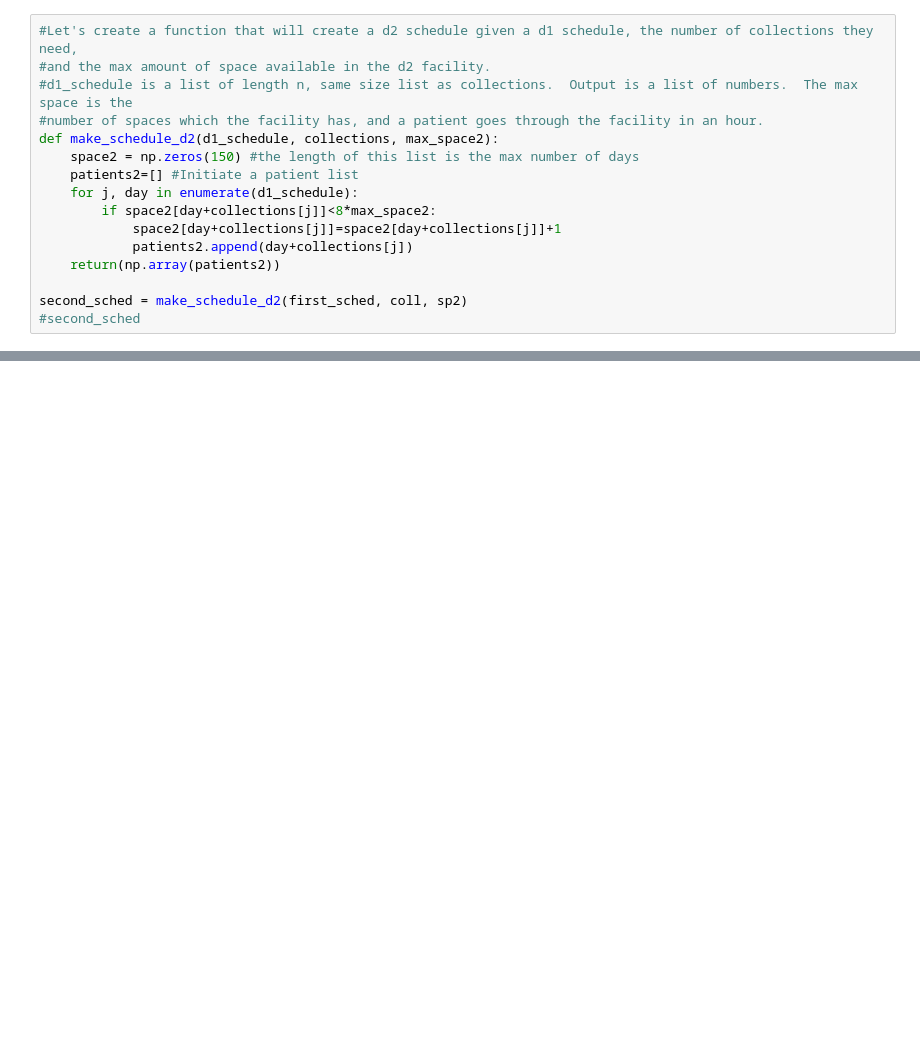
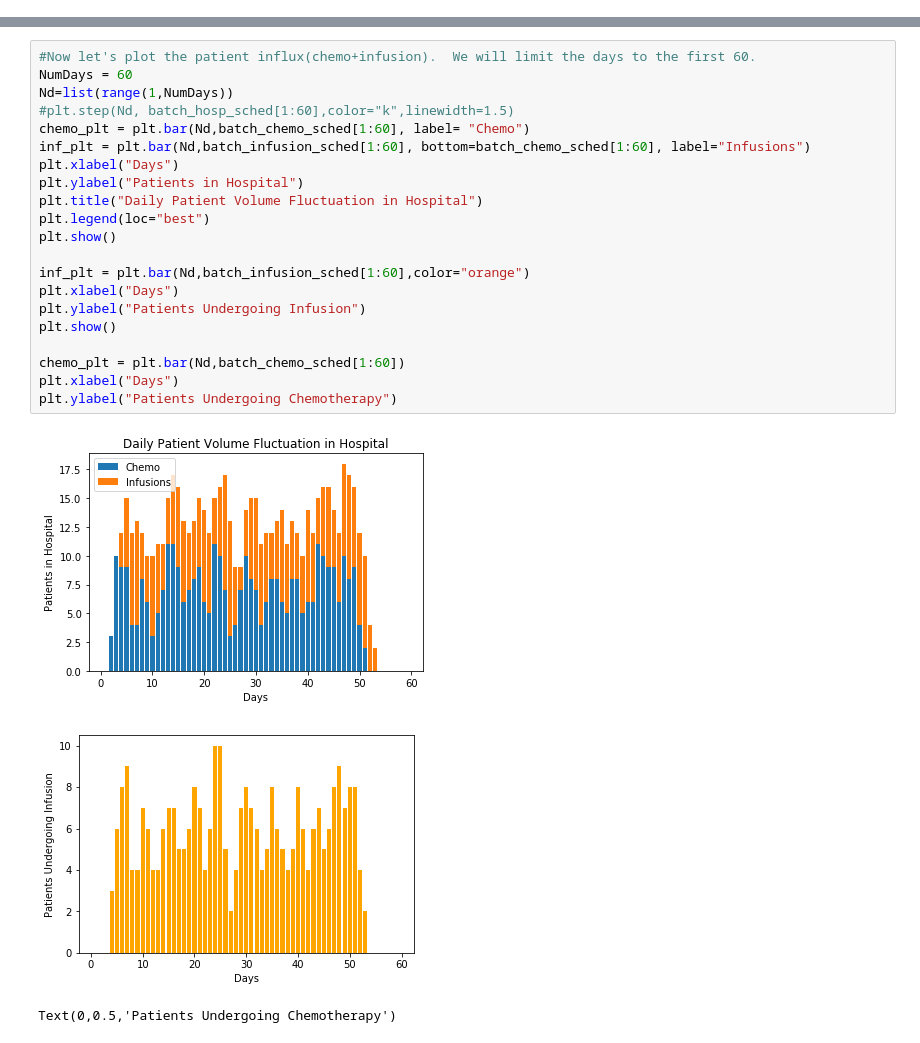
Before and after one commit to nma5214/TeamMayo, a Jupyter notebook: Greedy/Greedy_schedule_1.ipynb, the cells around one changed output, grey strips where cells are left out. Cells and saved outputs as stored; diff of their text form; blank space fills up the shorter version.

```diff
--- a/Greedy/Greedy_schedule_1.ipynb
+++ b/Greedy/Greedy_schedule_1.ipynb
@@ -73,16 +0,0 @@ array([0, 0, 0, 0, 0, 0, 0, 0, 0, 0, 0, 0, 1, 1, 1, 1, 1, 1, 1, 1, 1, 1,
-# %%
-#Let's create a function that will create a d2 schedule given a d1 schedule, the number of collections they need,
-#and the max amount of space available in the d2 facility.
-#d1_schedule is a list of length n, same size list as collections.  Output is a list of numbers.  The max space is the
-#number of spaces which the facility has, and a patient goes through the facility in an hour.
-def make_schedule_d2(d1_schedule, collections, max_space2):
-    space2 = np.zeros(150) #the length of this list is the max number of days
-    patients2=[] #Initiate a patient list
-    for j, day in enumerate(d1_schedule):
-        if space2[day+collections[j]]<8*max_space2:
-            space2[day+collections[j]]=space2[day+collections[j]]+1
-            patients2.append(day+collections[j])
-    return(np.array(patients2))
-
-second_sched = make_schedule_d2(first_sched, coll, sp2)
-#second_sched
@@ -185,0 +317,25 @@ Text(0,0.5,'Patients in System')
+# %%
+#Now let's plot the patient influx(chemo+infusion).  We will limit the days to the first 60.
+NumDays = 60
+Nd=list(range(1,NumDays))
+#plt.step(Nd, batch_hosp_sched[1:60],color="k",linewidth=1.5)
+chemo_plt = plt.bar(Nd,batch_chemo_sched[1:60], label= "Chemo")
+inf_plt = plt.bar(Nd,batch_infusion_sched[1:60], bottom=batch_chemo_sched[1:60], label="Infusions")
+plt.xlabel("Days")
+plt.ylabel("Patients in Hospital")
+plt.title("Daily Patient Volume Fluctuation in Hospital")
+plt.legend(loc="best")
+plt.show()
+
+inf_plt = plt.bar(Nd,batch_infusion_sched[1:60],color="orange")
+plt.xlabel("Days")
+plt.ylabel("Patients Undergoing Infusion")
+plt.show()
+
+chemo_plt = plt.bar(Nd,batch_chemo_sched[1:60])
+plt.xlabel("Days")
+plt.ylabel("Patients Undergoing Chemotherapy")
+# %% [output]
+[figure, added]
+[figure, added]
+Text(0,0.5,'Patients Undergoing Chemotherapy')
```
Also changed, not shown: parts of 11 cells of this notebook.
